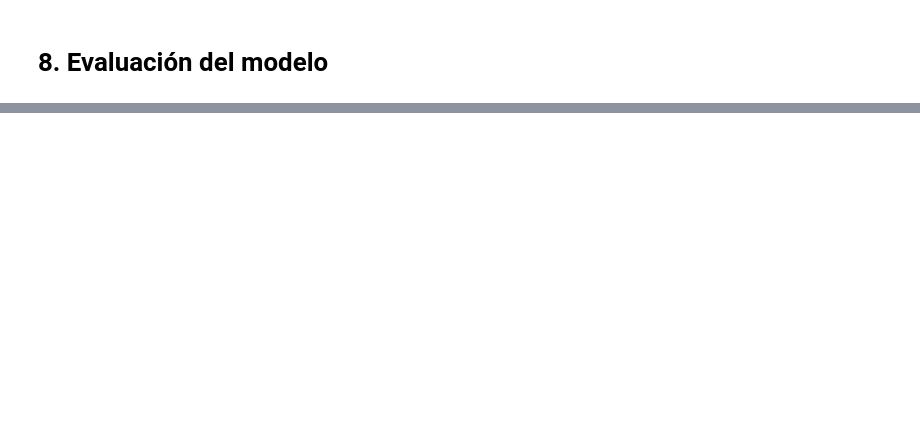
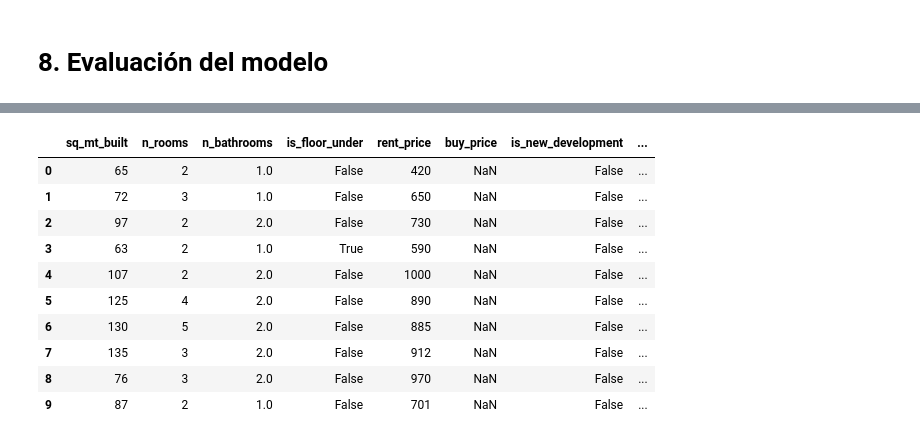
Before and after one commit to HishamHuneidie/practicas-deep-learning, a Jupyter notebook: practicas/01-Primer modelo.ipynb, the cells around one changed output, grey strips where cells are left out. Drawn from its saved outputs; the diff is of its cells as text; code cells hidden in the pictures; blank space fills up the shorter version.

```diff
--- a/practicas/01-Primer modelo.ipynb
+++ b/practicas/01-Primer modelo.ipynb
@@ -302,0 +447,19 @@ x_test.shape
+# %%
+# Conectar datos de predicción
+df_pred = pd.read_excel("./src/viviendas_Madrid.xlsx", sheet_name="Datos_Predecir")
+# %%
+# Setear columnas ya usadas anteriormente
+df_pred = df_pred[df.columns]
+df_pred
+# %% [output]
+|  | sq_mt_built | n_rooms | n_bathrooms | is_floor_under | rent_price | buy_price | is_new_development | ... |
+| 0 | 65 | 2 | 1.0 | False | 420 | NaN | False | ... |
+| 1 | 72 | 3 | 1.0 | False | 650 | NaN | False | ... |
+| 2 | 97 | 2 | 2.0 | False | 730 | NaN | False | ... |
+| 3 | 63 | 2 | 1.0 | True | 590 | NaN | False | ... |
+| 4 | 107 | 2 | 2.0 | False | 1000 | NaN | False | ... |
+| 5 | 125 | 4 | 2.0 | False | 890 | NaN | False | ... |
+| 6 | 130 | 5 | 2.0 | False | 885 | NaN | False | ... |
+| 7 | 135 | 3 | 2.0 | False | 912 | NaN | False | ... |
+| 8 | 76 | 3 | 2.0 | False | 970 | NaN | False | ... |
+| 9 | 87 | 2 | 1.0 | False | 701 | NaN | False | ... |
```
Also changed, not shown: parts of 29 cells of this notebook, 6 other files.
